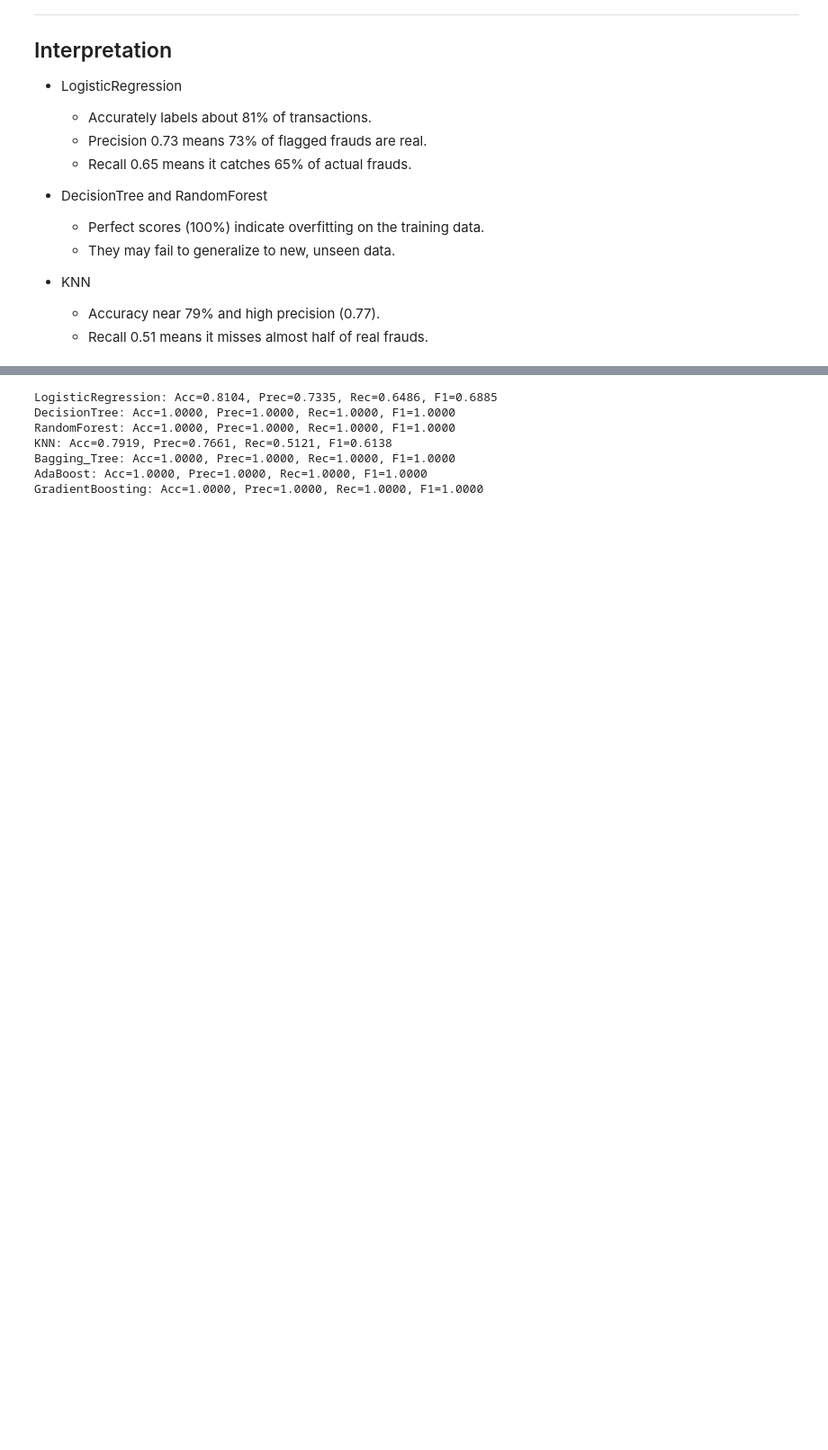
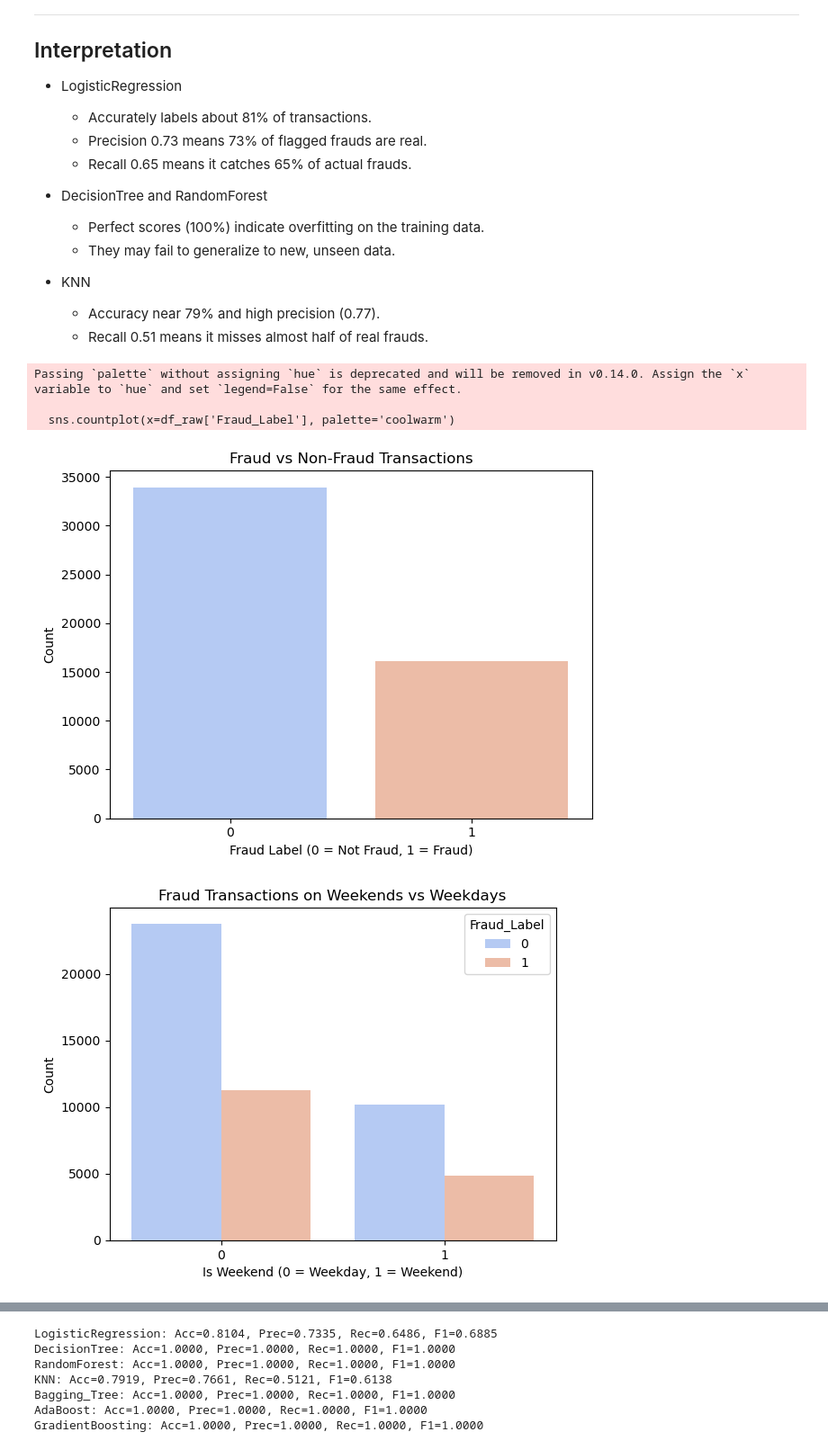
Before and after one commit to luispabloaiello-da/W7PJ_Project_Fraud_Scoring_Service, a Jupyter notebook: notebooks/04_model_training.ipynb, the cells around one changed output, grey strips where cells are left out. Shown at 90% size. Cells and saved outputs as stored; diff of their text form; code cells hidden in the pictures; blank space fills up the shorter version.

```diff
--- a/notebooks/04_model_training.ipynb
+++ b/notebooks/04_model_training.ipynb
@@ -164,3 +153,36 @@ All columns report zero missing values and there are no duplicate rows.
 - KNN
   - Accuracy near 79% and high precision (0.77).
   - Recall 0.51 means it misses almost half of real frauds.
+# %%
+# Countplot of fraud vs non-fraud
+sns.countplot(x=df_raw['Fraud_Label'], palette='coolwarm')
+plt.title("Fraud vs Non-Fraud Transactions")
+plt.xlabel("Fraud Label (0 = Not Fraud, 1 = Fraud)")
+plt.ylabel("Count")
+plt.tight_layout()
+plt.show()
+
+sns.countplot(x=df_raw['Is_Weekend'], hue=df_raw['Fraud_Label'], palette='coolwarm')
+plt.title("Fraud Transactions on Weekends vs Weekdays")
+plt.xlabel("Is Weekend (0 = Weekday, 1 = Weekend)")
+plt.ylabel("Count")
+plt.show()
+
+plt.figure(figsize=(10,5))
+sns.countplot(x='Merchant_Category', hue='Fraud_Label', data=df_raw, palette='coolwarm')
+plt.xticks(rotation=45)
+plt.title("Fraud Count by Merchant Category")
+plt.show()
+
+plt.figure(figsize=(10,5))
+sns.countplot(y=df_raw['Location'], hue=df_raw['Fraud_Label'], palette='coolwarm')
+plt.title("Fraud Count by City")
+plt.xlabel("Count")
+plt.ylabel("City")
+plt.show()
+# %% [output]
+Passing `palette` without assigning `hue` is deprecated and will be removed in v0.14.0. Assign the `x` variable to `hue` and set `legend=False` for the same effect.
+
+  sns.countplot(x=df_raw['Fraud_Label'], palette='coolwarm')
+[figure, added]
+[figure, added]
```
Also changed, not shown: parts of 15 cells of this notebook, 13 other files.
